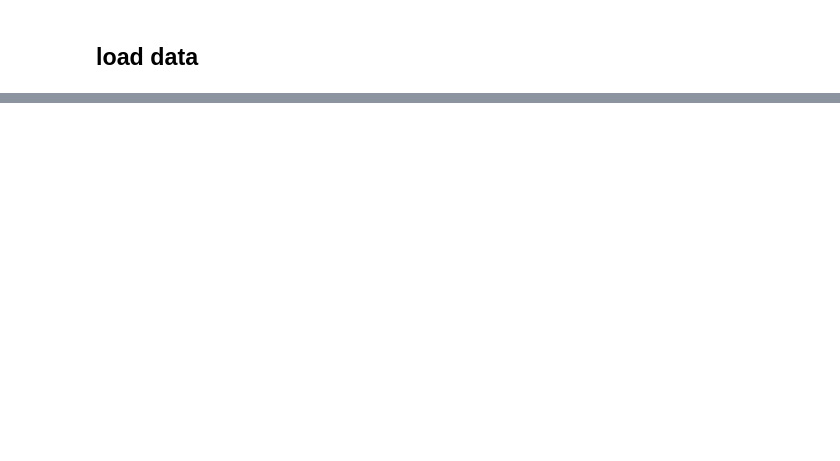
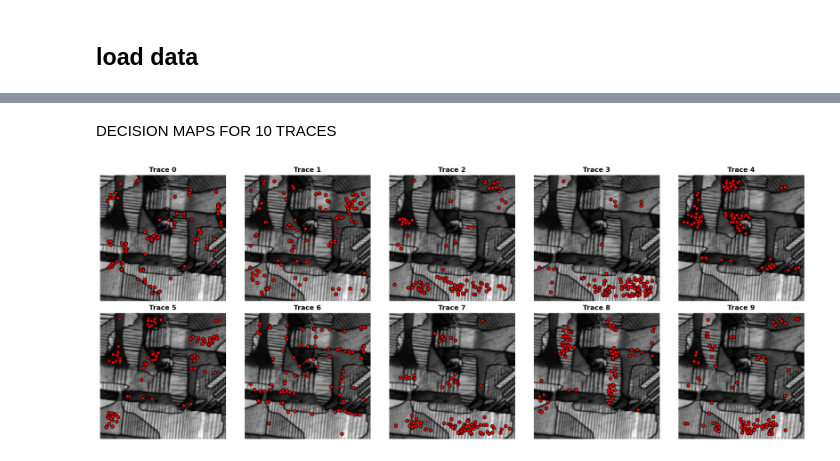
Before and after one commit to KalininGroup/athena_camm_hackathon, a Jupyter notebook: docs/day_20_10092026/llm_decision_making.ipynb, the cells around one changed output, grey strips where cells are left out. Cells and saved outputs as stored; diff of their text form; code cells hidden in the pictures; blank space fills up the shorter version.

```diff
--- a/docs/day_20_10092026/llm_decision_making.ipynb
+++ b/docs/day_20_10092026/llm_decision_making.ipynb
@@ -928,0 +244,60 @@ print(f"Random baseline:     {1/N_CANDIDATES:.1%}")
+# %% [markdown]
+DECISION MAPS FOR 10 TRACES
+# %%
+TRACE_IDS = list(traces.keys())[:10]
+
+fig, axes = plt.subplots(
+    2,
+    5,
+    figsize=(18, 7)
+)
+
+axes = axes.flatten()
+
+
+for ax, trace_id in zip(axes, TRACE_IDS):
+
+    trace = traces[trace_id]
+
+    steps = sorted(trace.keys())
+
+    xs = [
+        trace[step]["position"][0]
+        for step in steps
+    ]
+
+    ys = [
+        trace[step]["position"][1]
+        for step in steps
+    ]
+
+
+    # Original AFM image
+    ax.imshow(
+        img,
+        cmap="gray"
+    )
+
+
+    # Selected locations
+    ax.scatter(
+        xs,
+        ys,
+        s=35,
+        color="r",
+        edgecolors="black"
+    )
+
+    ax.set_title(
+        f"Trace {trace_id}",
+        fontsize=12,
+        weight="bold"
+    )
+
+    ax.axis("off")
+
+
+plt.tight_layout()
+plt.show()
+# %% [output]
+[figure, added]
```
Also changed, not shown: parts of 90 cells of this notebook.
